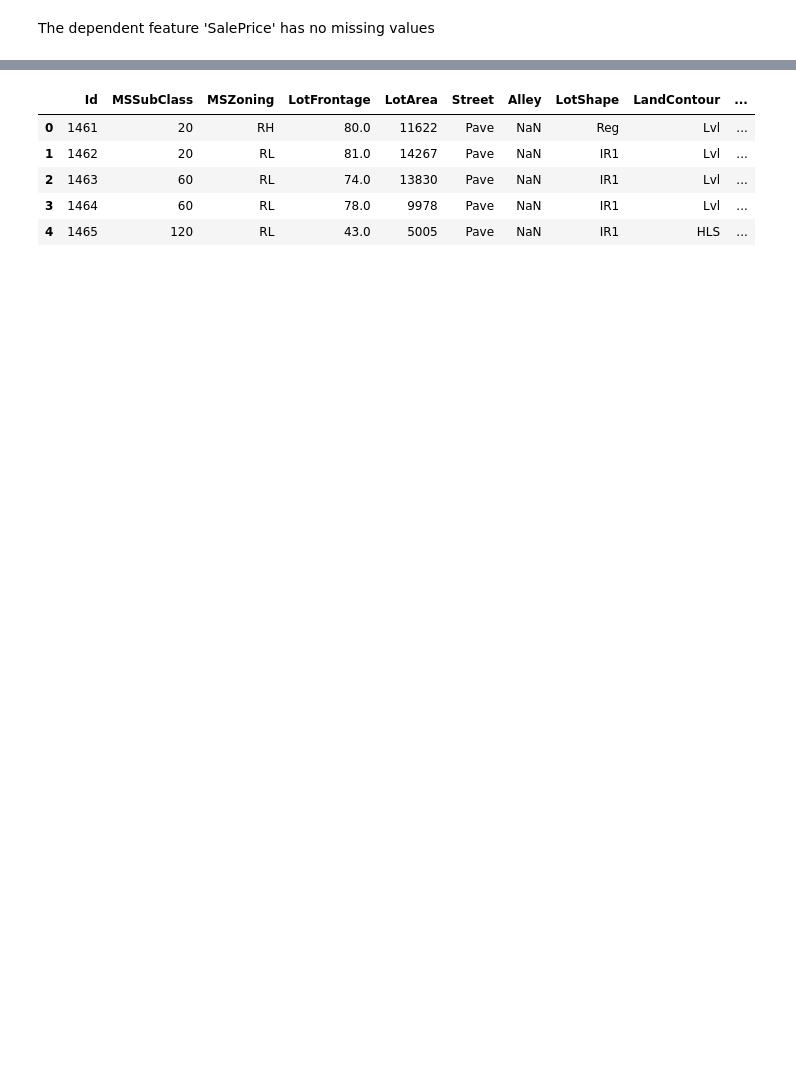
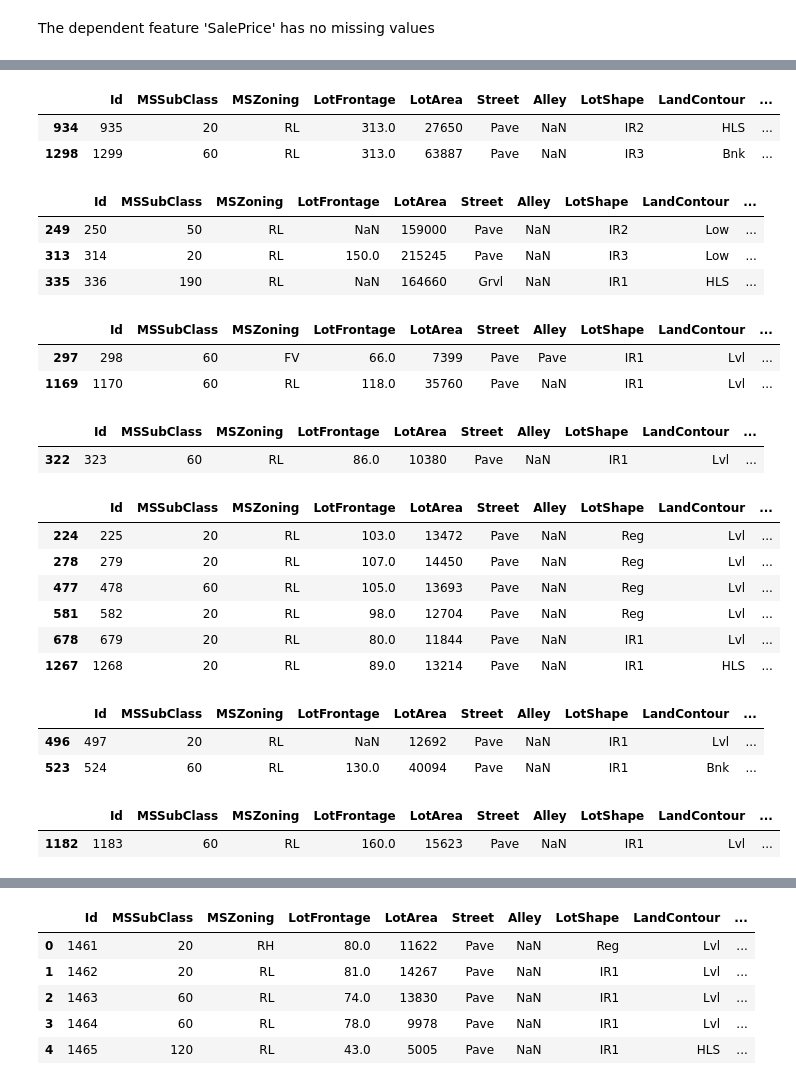
Before and after one commit to ParisRohan/Kaggle_DataScience_Projects, a Jupyter notebook: rohan-house-price-prediction.ipynb, the cells around one changed output, grey strips where cells are left out. Drawn from its saved outputs; the diff is of its cells as text; code cells hidden in the pictures; blank space fills up the shorter version.

```diff
--- a/rohan-house-price-prediction.ipynb
+++ b/rohan-house-price-prediction.ipynb
@@ -95,0 +129,46 @@ The dependent feature 'SalePrice' has no missing values
+# %%
+df_train[df_train['LotFrontage']>300]
+# %% [output]
+|  | Id | MSSubClass | MSZoning | LotFrontage | LotArea | Street | Alley | LotShape | LandContour | ... |
+| 934 | 935 | 20 | RL | 313.0 | 27650 | Pave | NaN | IR2 | HLS | ... |
+| 1298 | 1299 | 60 | RL | 313.0 | 63887 | Pave | NaN | IR3 | Bnk | ... |
+# %%
+#Drop rows from train data where 'LotFrontage']>300
+df_train.drop(df_train[df_train['LotFrontage']>300].index, inplace=True)
+# %%
+df_train[df_train['LotArea']>150000]
+# %% [output]
+|  | Id | MSSubClass | MSZoning | LotFrontage | LotArea | Street | Alley | LotShape | LandContour | ... |
+| 249 | 250 | 50 | RL | NaN | 159000 | Pave | NaN | IR2 | Low | ... |
+| 313 | 314 | 20 | RL | 150.0 | 215245 | Pave | NaN | IR3 | Low | ... |
+| 335 | 336 | 190 | RL | NaN | 164660 | Grvl | NaN | IR1 | HLS | ... |
+# %%
+#Drop rows from train data where 'LotArea']>150000
+df_train.drop(df_train[df_train['LotArea']>150000].index, inplace=True)
+# %%
+df_train[df_train['MasVnrArea']>1200]
+# %% [output]
+|  | Id | MSSubClass | MSZoning | LotFrontage | LotArea | Street | Alley | LotShape | LandContour | ... |
+| 297 | 298 | 60 | FV | 66.0 | 7399 | Pave | Pave | IR1 | Lvl | ... |
+| 1169 | 1170 | 60 | RL | 118.0 | 35760 | Pave | NaN | IR1 | Lvl | ... |
+# %%
+#Drop rows from train data where 'MasVnrArea']>1200
+df_train.drop(df_train[df_train['MasVnrArea']>1200].index, inplace=True)
+# %%
+df_train[df_train['BsmtFinSF2']>1200]
+# %% [output]
+|  | Id | MSSubClass | MSZoning | LotFrontage | LotArea | Street | Alley | LotShape | LandContour | ... |
+| 322 | 323 | 60 | RL | 86.0 | 10380 | Pave | NaN | IR1 | Lvl | ... |
+# %%
+#Drop rows from train data where 'BsmtFinSF2']>1200
+df_train.drop(df_train[df_train['BsmtFinSF2']>1200].index, inplace=True)
+# %%
+df_train[df_train['BsmtUnfSF']>2000]
+# %% [output]
+|  | Id | MSSubClass | MSZoning | LotFrontage | LotArea | Street | Alley | LotShape | LandContour | ... |
+| 224 | 225 | 20 | RL | 103.0 | 13472 | Pave | NaN | Reg | Lvl | ... |
+| 278 | 279 | 20 | RL | 107.0 | 14450 | Pave | NaN | Reg | Lvl | ... |
+| 477 | 478 | 60 | RL | 105.0 | 13693 | Pave | NaN | Reg | Lvl | ... |
+| 581 | 582 | 20 | RL | 98.0 | 12704 | Pave | NaN | Reg | Lvl | ... |
+| 678 | 679 | 20 | RL | 80.0 | 11844 | Pave | NaN | IR1 | Lvl | ... |
+| 1267 | 1268 | 20 | RL | 89.0 | 13214 | Pave | NaN | IR1 | HLS | ... |
@@ -95,0 +178,6 @@ The dependent feature 'SalePrice' has no missing values
+# %%
+df_train[df_train['1stFlrSF']>3000]
+# %% [output]
+|  | Id | MSSubClass | MSZoning | LotFrontage | LotArea | Street | Alley | LotShape | LandContour | ... |
+| 496 | 497 | 20 | RL | NaN | 12692 | Pave | NaN | IR1 | Lvl | ... |
+| 523 | 524 | 60 | RL | 130.0 | 40094 | Pave | NaN | IR1 | Bnk | ... |
@@ -95,0 +187,5 @@ The dependent feature 'SalePrice' has no missing values
+# %%
+df_train[df_train['2ndFlrSF']>2000]
+# %% [output]
+|  | Id | MSSubClass | MSZoning | LotFrontage | LotArea | Street | Alley | LotShape | LandContour | ... |
+| 1182 | 1183 | 60 | RL | 160.0 | 15623 | Pave | NaN | IR1 | Lvl | ... |
```
Also changed, not shown: parts of 39 cells of this notebook.
